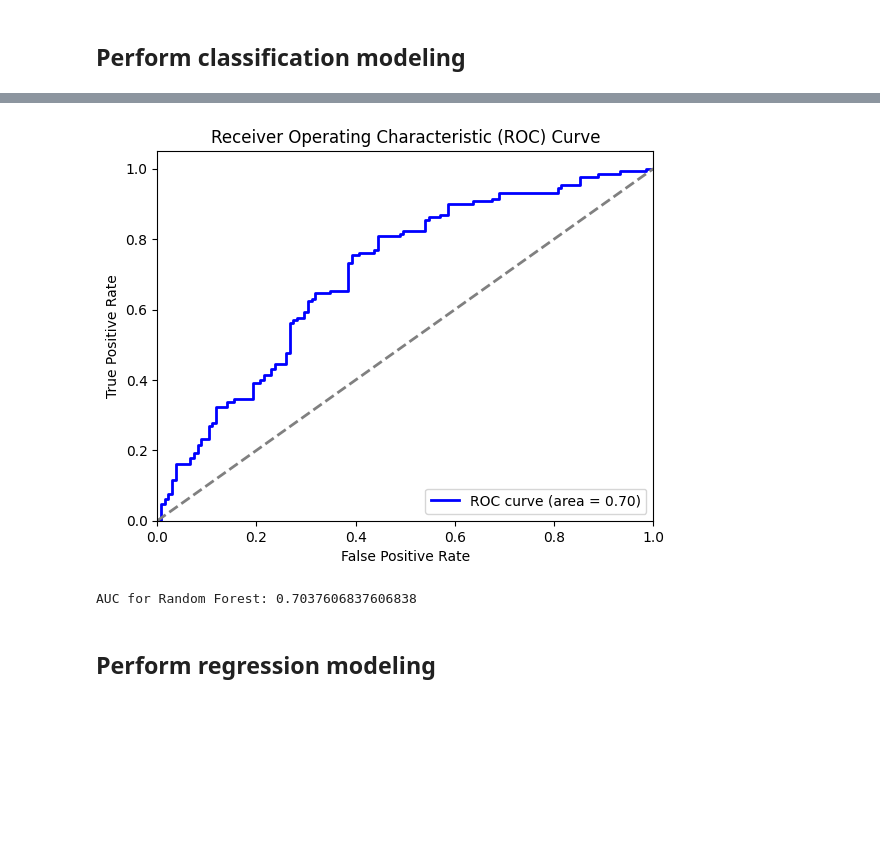
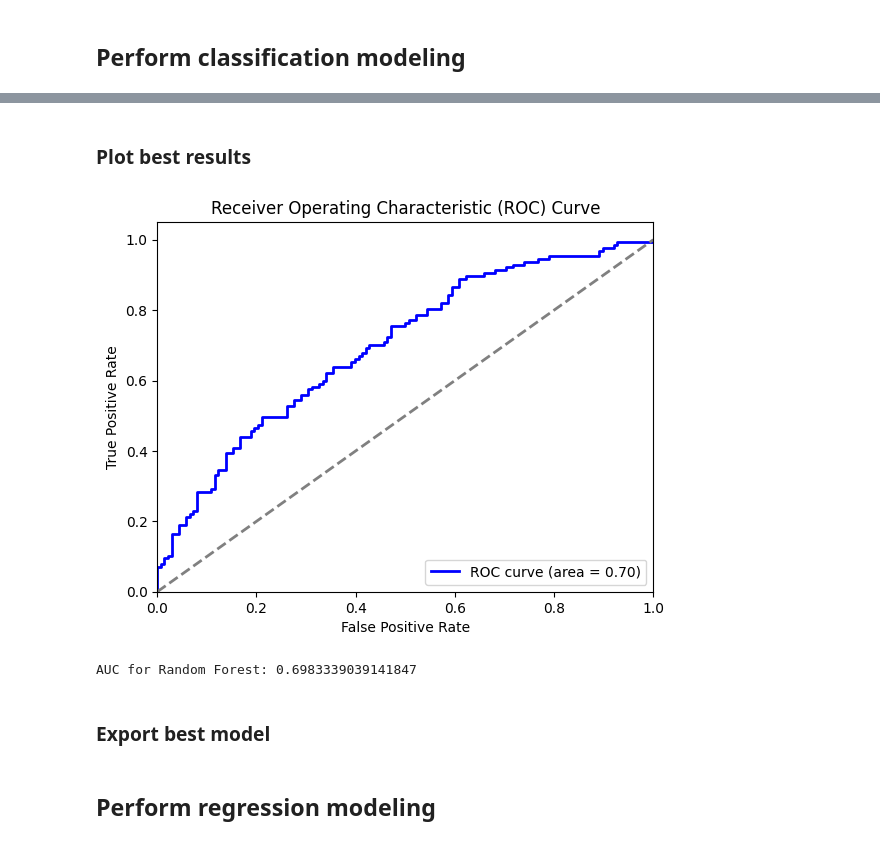
Before and after one commit to priscillaoclark/15.071-The-Analytics-Edge, a Jupyter notebook: analysis_v2.ipynb, the cells around one changed output, grey strips where cells are left out. Cells and saved outputs as stored; diff of their text form; code cells hidden in the pictures; blank space fills up the shorter version.

```diff
--- a/analysis_v2.ipynb
+++ b/analysis_v2.ipynb
@@ -397,0 +633,15 @@ for name, model in classifiers.items():
+# %%
+# Ensure the input data is in the correct format
+X_test_class = np.array(X_test).astype(np.float32)
+y_test_class = np.array(y_test_class).astype(np.float32)
+
+# Evaluate the deep learning classification model
+loss, accuracy = model.evaluate(X_test_class, y_test_class)
+y_prob_class_dl = model.predict(X_test_class).flatten()
+auc = roc_auc_score(y_test_class, y_prob_class_dl)
+
+# Store deep learning classification metrics in the table
+metrics_table['Model'].append("Deep Learning (Classification)")
+metrics_table['Best Parameters'].append(None)
+metrics_table['Accuracy'].append(accuracy)
+metrics_table['AUC'].append(auc)
@@ -409,24 +670,0 @@ metrics_table_sorted
-# %%
-# Deep Learning Classification Model
-print("\nDeep Learning Classification:")
-model_class = Sequential()
-model_class.add(Dense(64, input_dim=X_train.shape[1], activation='relu'))
-model_class.add(Dense(32, activation='relu'))
-model_class.add(Dense(1, activation='sigmoid'))
-model_class.compile(optimizer='adam', loss='binary_crossentropy', metrics=['accuracy'])
-model_class.fit(X_train, y_train_class, epochs=50, batch_size=10, verbose=1)
-
-# Evaluate the deep learning classification model
-loss, accuracy = model_class.evaluate(X_test, y_test_class)
-y_prob_class_dl = model_class.predict(X_test).flatten()
-auc = roc_auc_score(y_test_class, y_prob_class_dl)
-mse = None  # Not applicable for classification
-r2 = None   # Not applicable for classification
-
-# Store deep learning classification metrics in the table
-metrics_table['Model'].append("Deep Learning (Classification)")
-metrics_table['Best Parameters'].append(None)
-metrics_table['Accuracy'].append(accuracy)
-metrics_table['AUC'].append(auc)
-metrics_table['MSE'].append(mse)
-metrics_table['R2 Score'].append(r2)
@@ -485,39 +671,43 @@ Index(['employees', 'ee_count', 'contacts_count', 'emb_world_attendees',
+# %% [markdown]
+### Plot best results
 # %%
 from sklearn.metrics import roc_curve, auc
 
 # Fit the best Random Forest model
-best_rf_model = RandomForestClassifier(max_depth=10, n_estimators=200)
-best_rf_model.fit(X_train_class, y_train_class)
+best_rf_model = RandomForestClassifier(max_depth=10, n_estimators=200, class_weight = None)
+best_rf_model.fit(X_train, y_train_class)
 
 # Predict probabilities
-y_prob_rf = best_rf_model.predict_proba(X_test_class)[:, 1]
+y_prob_rf = best_rf_model.predict_proba(X_test)[:, 1]
 
 # Calculate the ROC curve
 fpr_rf, tpr_rf, thresholds_rf = roc_curve(y_test_class, y_prob_rf)
 
 # Plot the ROC curve
 plt.figure()
 plt.plot(fpr_rf, tpr_rf, color='blue', lw=2, label='ROC curve (area = %0.2f)' % auc(fpr_rf, tpr_rf))
 plt.plot([0, 1], [0, 1], color='gray', lw=2, linestyle='--')
 plt.xlim([0.0, 1.0])
 plt.ylim([0.0, 1.05])
 plt.xlabel('False Positive Rate')
 plt.ylabel('True Positive Rate')
 plt.title('Receiver Operating Characteristic (ROC) Curve')
 plt.legend(loc="lower right")
 plt.show()
 # %% [output]
-[figure, old version]
+[figure, new version]
 # %%
 from sklearn.metrics import roc_curve, auc
 
 # Example: Assuming y_test and y_prob_rf are defined
-fpr_rf, tpr_rf, _ = roc_curve(y_test, y_prob_rf)  # y_test: True labels, y_prob_rf: Predicted probabilities
+fpr_rf, tpr_rf, _ = roc_curve(y_test_class, y_prob_rf)  # y_test: True labels, y_prob_rf: Predicted probabilities
 roc_auc_rf = auc(fpr_rf, tpr_rf)
 
 print("AUC for Random Forest:", roc_auc_rf)
 # %% [output]
-AUC for Random Forest: 0.7037606837606838
+AUC for Random Forest: 0.6983339039141847
+# %% [markdown]
+### Export best model
 # %%
 # Save the random forest model as a pickle file
 import pickle
```
Also changed, not shown: parts of 62 cells of this notebook, 2 other files.
